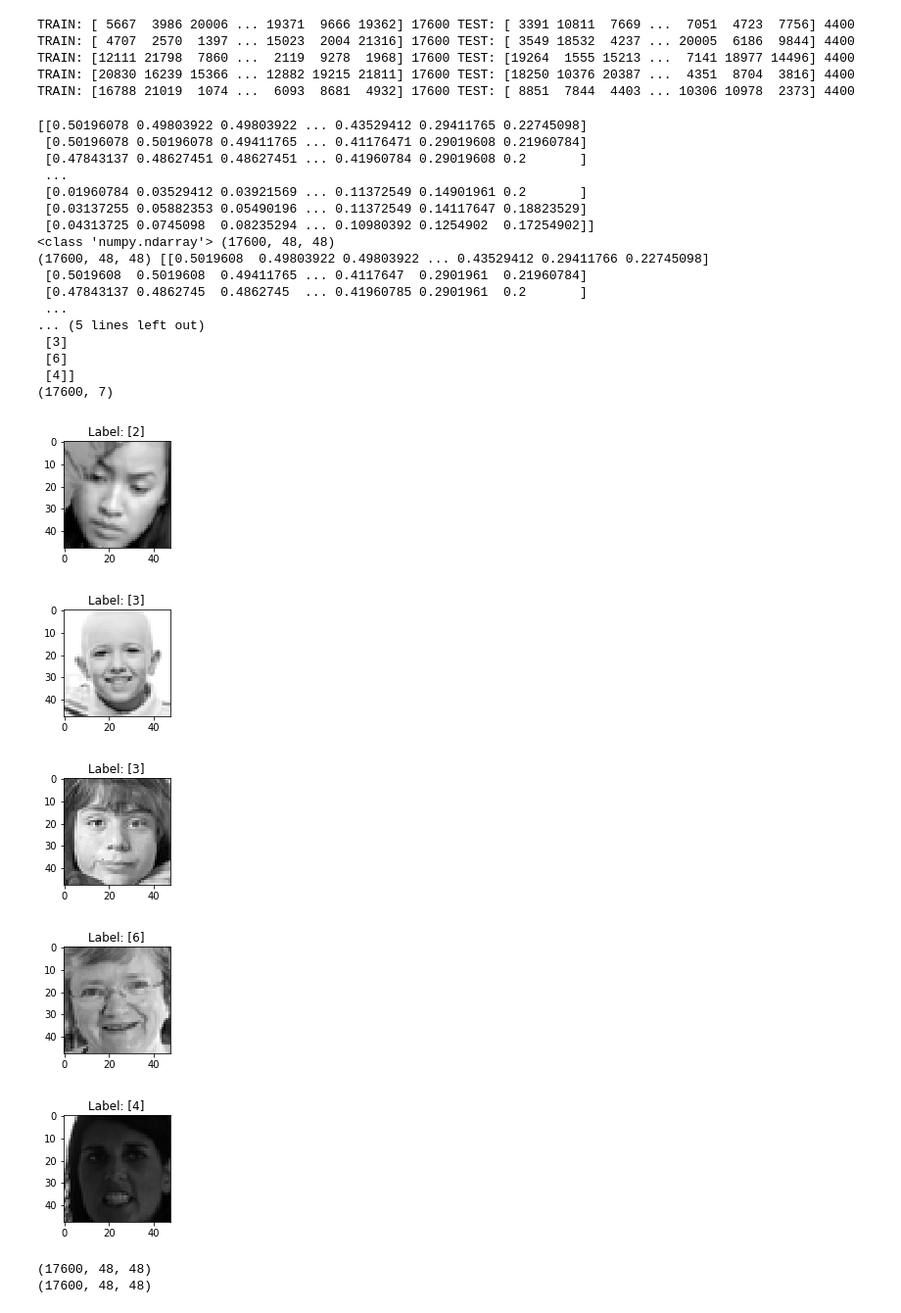
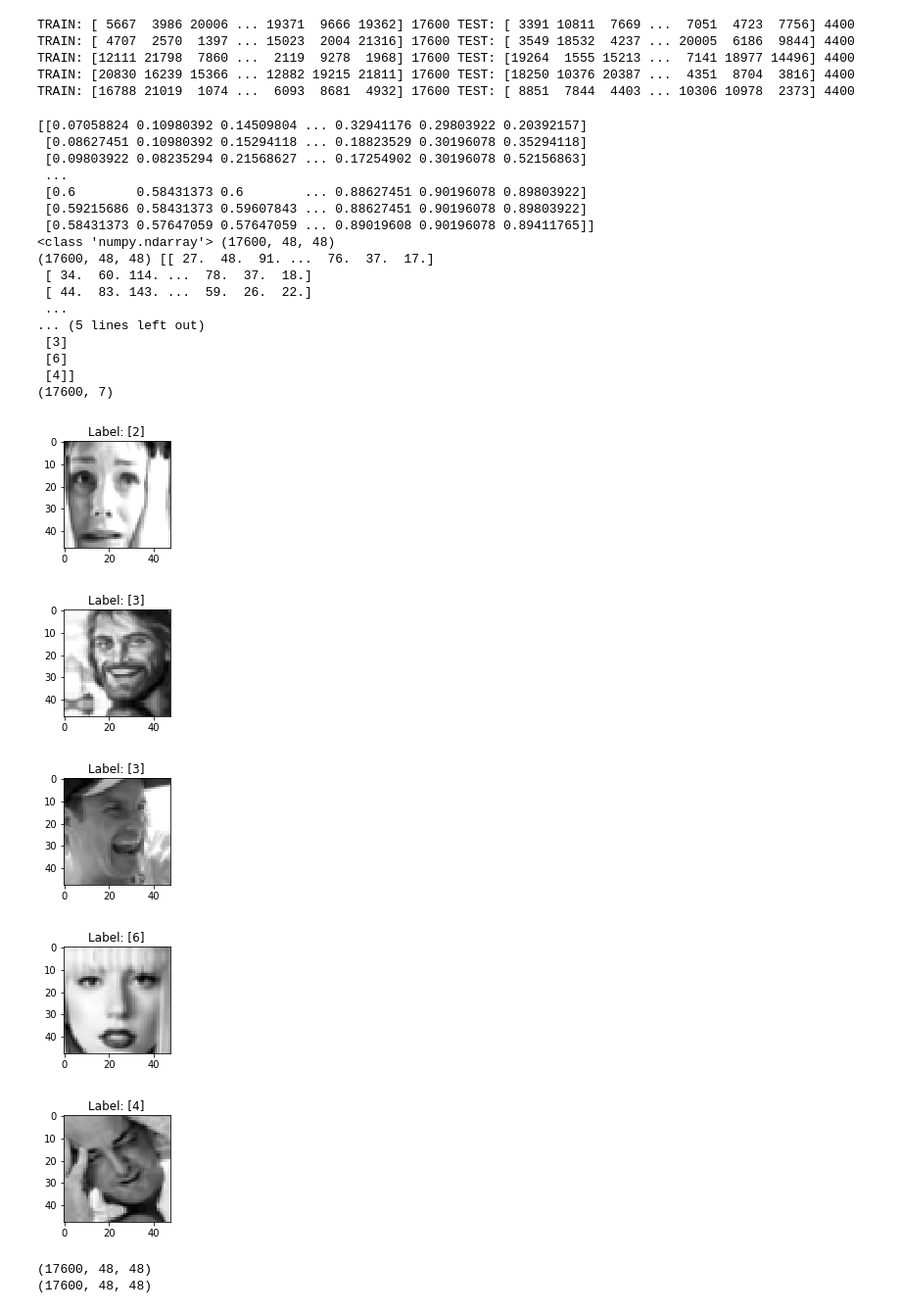
Before and after one commit to frankShih/face_classification_keras, a Jupyter notebook: expression_classification.ipynb, the cells around one changed output. Shown at 98% size. Saved outputs shown, nothing was run; the diff lists cells and outputs as text; code cells hidden in the pictures.

Commit message:
tuning model of different types of dataAug

```diff
--- a/expression_classification.ipynb
+++ b/expression_classification.ipynb
@@ -53,12 +53,12 @@ import numpy as np
 from keras.utils import np_utils
 
 
-trainX = np.load("datasets/trainX_split1.npy")
+trainX = np.load("datasets/trainX_split5.npy")
 print(type(trainX[0]), trainX.shape)
 trainX = trainX/255
 print(trainX[0])
 
-trainY = np.load("datasets/trainY_split1.npy")
+trainY = np.load("datasets/trainY_split5.npy")
 print(type(trainY[0]), trainY.shape)
 print(trainY[:5])
 
@@ -66,15 +66,5 @@ trainX = trainX.reshape(trainX.shape[0], 48, 48, 1).astype('float32')
 
 trainY_oneHot = np_utils.to_categorical(trainY)
 print(trainY_oneHot.shape)
-
-def get_class_weights(y):
-    uni_val, counter = np.unique(y, return_counts=True)
-    print(uni_val)
-    print(counter)
-
-    return  [float(10000/count) for count in counter]
-
-class_weights=get_class_weights(trainY)
-print(class_weights)
 # %% [output]
 <class 'numpy.ndarray'> (17600, 48, 48)
@@ -105,6 +109,6 @@ def union_shuffled_copies(a, b):
     return a[p], b[p]
 
 
-trainX, trainY = union_shuffled_copies(trainX, trainY)
-print(trainY[:5])
-trainY_oneHot = np_utils.to_categorical(trainY)
+# trainX, trainY = union_shuffled_copies(trainX, trainY)
+# print(trainY[:5])
+# trainY_oneHot = np_utils.to_categorical(trainY)
@@ -144,7 +146,7 @@ TRAIN: [20830 16239 15366 ... 12882 19215 21811] 17600 TEST: [18250 10376 20387
 TRAIN: [16788 21019  1074 ...  6093  8681  4932] 17600 TEST: [ 8851  7844  4403 ... 10306 10978  2373] 4400
 # %%
 # ------------------------ image data augmentation --------------------------
-trainX = np.load("datasets/trainX_split4.npy")
+trainX = np.load("datasets/trainX_split5.npy")
 print(trainX[0])
 print(type(trainX[0]), trainX.shape)
 
@@ -156,7 +158,15 @@ from keras.preprocessing.image import ImageDataGenerator, array_to_img, img_to_a
 # datagen = ImageDataGenerator(fill_mode='constant', rotation_range=20)
 # datagen = ImageDataGenerator(fill_mode='constant', shear_range=20)
 # datagen = ImageDataGenerator(fill_mode='constant', zoom_range=0.3)
-# datagen = ImageDataGenerator(fill_mode='constant', horizontal_flip=True)
+datagen =  ImageDataGenerator(rotation_range=15,
+                               width_shift_range=0.1,
+                               height_shift_range=0.1,
+                               shear_range=0.01,
+                               zoom_range=[0.9, 1.1],
+                               horizontal_flip=True,
+                               vertical_flip=False,
+                               fill_mode='reflect',
+                               brightness_range=[0.75, 1.25])
 datagen.fit(trainX)
 counter=0
 trainX_aug = []
@@ -166,48 +176,48 @@ generate_amount=len(trainX)
 for bx, by in datagen.flow(trainX, trainY, batch_size=1, shuffle=False):
     counter+=1
     if counter>generate_amount: break
 
     bx=np.squeeze(bx, axis=3)
 #     bx=np.squeeze(bx, axis=0)
     trainX_aug.append(bx)
     trainY_aug.append(by)
 
 trainX_aug = np.concatenate(trainX_aug, axis=0).reshape(generate_amount, 48, 48)
 print(trainX_aug.shape, trainX_aug[0])
 # for t in temp:
 #     plot_image(t)
 trainY_aug = np.vstack(trainY_aug)
 print(trainY_aug.shape, trainY_aug[:5])
 
-np.save("datasets/trainX_split_flip4", trainX_aug)
+np.save("datasets/trainX_split_mix5", trainX_aug)
 
 trainY_oneHot_aug = np_utils.to_categorical(trainY_aug)
 print(trainY_oneHot_aug.shape)
 for i in range(5):
     plot_image(trainX_aug[i].reshape(48, 48), trainY_aug[i])
 # %% [output]
-[[0.50196078 0.49803922 0.49803922 ... 0.43529412 0.29411765 0.22745098]
- [0.50196078 0.50196078 0.49411765 ... 0.41176471 0.29019608 0.21960784]
- [0.47843137 0.48627451 0.48627451 ... 0.41960784 0.29019608 0.2       ]
+[[0.07058824 0.10980392 0.14509804 ... 0.32941176 0.29803922 0.20392157]
+ [0.08627451 0.10980392 0.15294118 ... 0.18823529 0.30196078 0.35294118]
+ [0.09803922 0.08235294 0.21568627 ... 0.17254902 0.30196078 0.52156863]
  ...
- [0.01960784 0.03529412 0.03921569 ... 0.11372549 0.14901961 0.2       ]
- [0.03137255 0.05882353 0.05490196 ... 0.11372549 0.14117647 0.18823529]
- [0.04313725 0.0745098  0.08235294 ... 0.10980392 0.1254902  0.17254902]]
+ [0.6        0.58431373 0.6        ... 0.88627451 0.90196078 0.89803922]
+ [0.59215686 0.58431373 0.59607843 ... 0.88627451 0.90196078 0.89803922]
+ [0.58431373 0.57647059 0.57647059 ... 0.89019608 0.90196078 0.89411765]]
 <class 'numpy.ndarray'> (17600, 48, 48)
-(17600, 48, 48) [[0.5019608  0.49803922 0.49803922 ... 0.43529412 0.29411766 0.22745098]
- [0.5019608  0.5019608  0.49411765 ... 0.4117647  0.2901961  0.21960784]
- [0.47843137 0.4862745  0.4862745  ... 0.41960785 0.2901961  0.2       ]
+(17600, 48, 48) [[ 27.  48.  91. ...  76.  37.  17.]
+ [ 34.  60. 114. ...  78.  37.  18.]
+ [ 44.  83. 143. ...  59.  26.  22.]
  ...
 ... (5 lines left out)
  [3]
  [6]
  [4]]
 (17600, 7)
-[figure, old version]
+[figure, new version]
-[figure, old version]
+[figure, new version]
-[figure, old version]
+[figure, new version]
-[figure, old version]
+[figure, new version]
-[figure, old version]
+[figure, new version]
 # %%
 # -------------------- horizontal/vertical flip ------------------------
 
```
Also changed, not shown: parts of 11 cells of this notebook, 6 other files.
